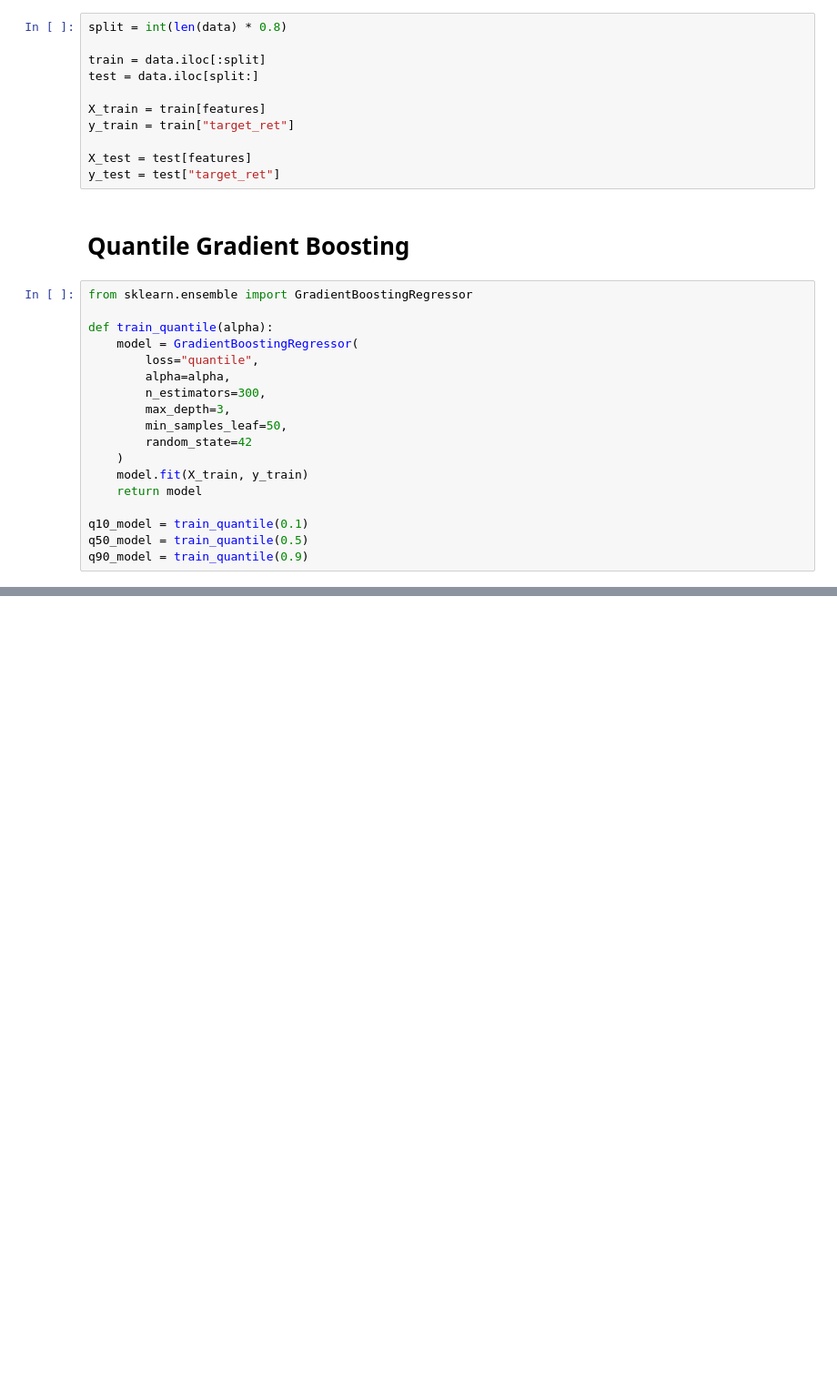
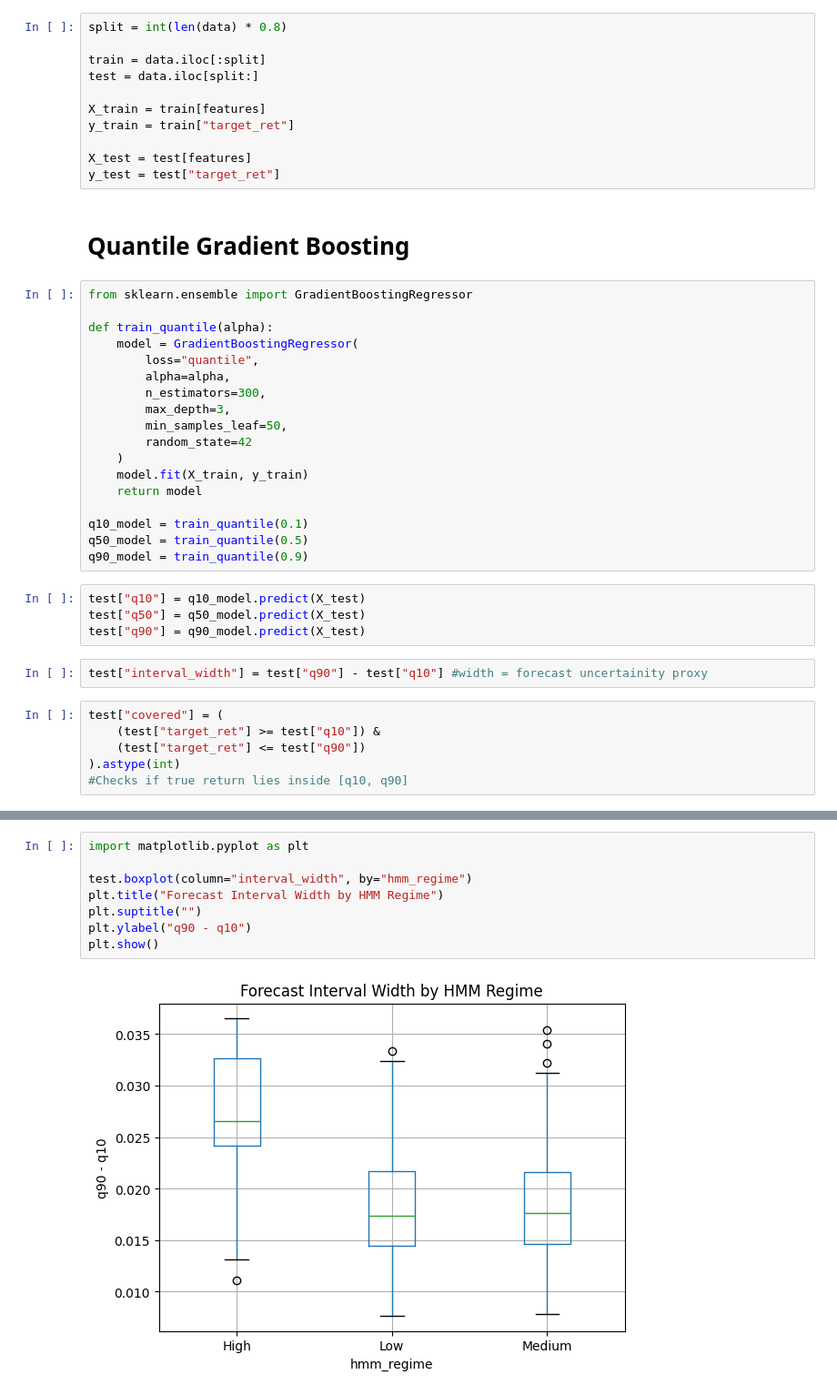
Before and after one commit to Anaemos/Vorticity, a Jupyter notebook: notebooks_02/regime_probabilistic_forecast.ipynb, the cells around one changed output, grey strips where cells are left out. Shown at 91% size. Cells and saved outputs as stored; diff of their text form; blank space fills up the shorter version.

```diff
--- a/notebooks_02/regime_probabilistic_forecast.ipynb
+++ b/notebooks_02/regime_probabilistic_forecast.ipynb
@@ -80,3 +80,15 @@ def train_quantile(alpha):
 q10_model = train_quantile(0.1)
 q50_model = train_quantile(0.5)
 q90_model = train_quantile(0.9)
+# %%
+test["q10"] = q10_model.predict(X_test)
+test["q50"] = q50_model.predict(X_test)
+test["q90"] = q90_model.predict(X_test)
+# %%
+test["interval_width"] = test["q90"] - test["q10"] #width = forecast uncertainity proxy
+# %%
+test["covered"] = (
+    (test["target_ret"] >= test["q10"]) &
+    (test["target_ret"] <= test["q90"])
+).astype(int)
+#Checks if true return lies inside [q10, q90]
@@ -82,0 +111,10 @@ q90_model = train_quantile(0.9)
+# %%
+import matplotlib.pyplot as plt
+
+test.boxplot(column="interval_width", by="hmm_regime")
+plt.title("Forecast Interval Width by HMM Regime")
+plt.suptitle("")
+plt.ylabel("q90 - q10")
+plt.show()
+# %% [output]
+[figure, added]
```
Also changed, not shown: parts of 3 cells of this notebook.
